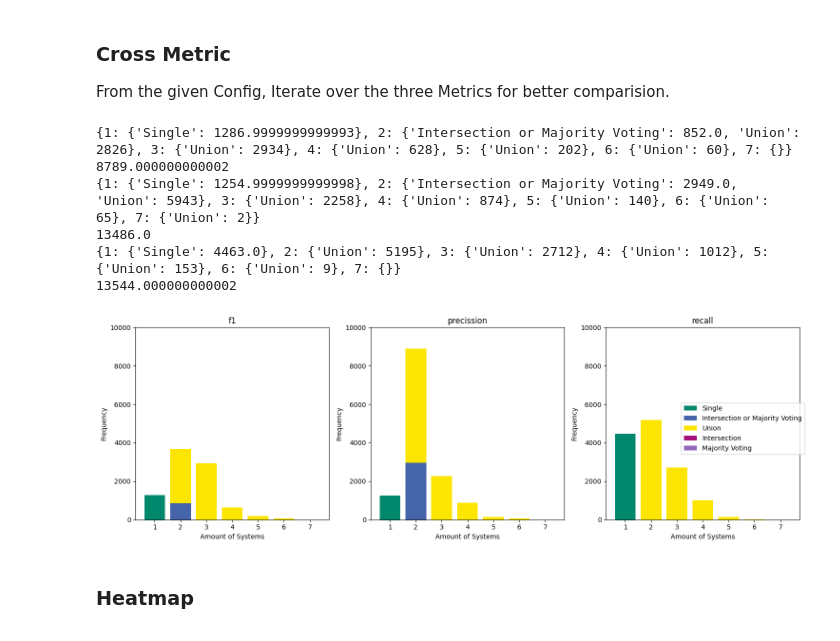
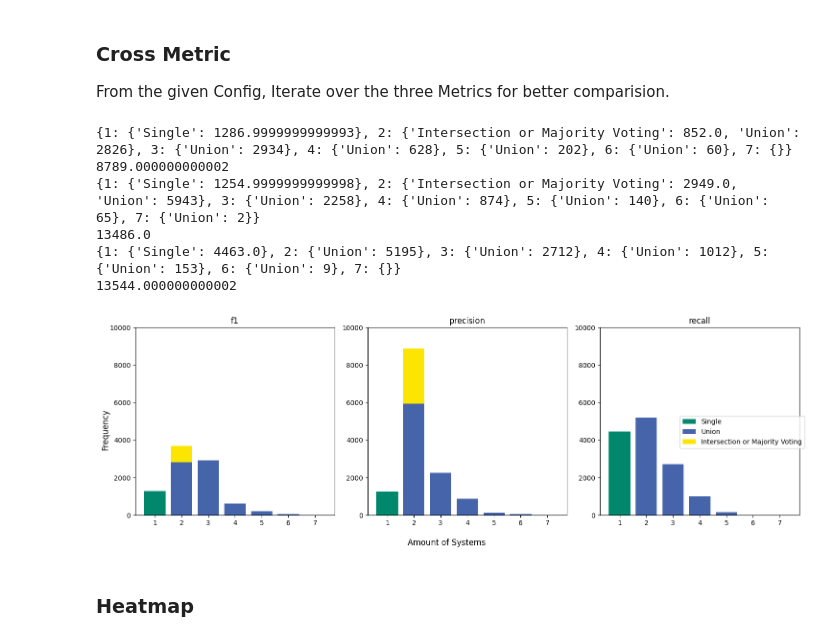
Before and after one commit to niladi/kdd-seminar-code, a Jupyter notebook: experiments.ipynb, the cells around one changed output. Saved outputs shown, nothing was run; the diff lists cells and outputs as text; code cells hidden in the pictures.

```diff
--- a/experiments.ipynb
+++ b/experiments.ipynb
@@ -273,32 +273,8 @@ from clit_recommender.data.best_graphs.io import BestGraphIO
 from clit_recommender.domain.datasets import DatasetSplitType
 
 
-# Create a list of labels for the x-axis
-labels = [
-    "Single",
-    "Intersection or Majority Voting",
-    "Union",
-    "Intersection",
-    "Majority Voting",
-]
+def get_best_graphs(config: Config):
 
-# Create a list of colors for the stacked bars
-colors = [
-    "#00876C",
-    "#4664aa",
-    "#fce500",
-    "#a3107c",
-    "#9467bd",
-    "#8c564b",
-    "#e377c2",
-    "#7f7f7f",
-    "#bcbd22",
-    "#17becf",
-]
-
-
-def get_best_graphs(config: Config, split_type: DatasetSplitType = None):
-    # TODO Datset Split Type einbaunen
     return BestGraphIO(config).load_dict()
 
 
@@ -407,15 +352,23 @@ From the given Config, Iterate over the three Metrics for better comparision.
 # %%
 from copy import deepcopy
 import matplotlib.pyplot as plt
+
+from clit_recommender.eval import plot
 
 cfg = deepcopy(_config)
 types = list(MetricType)
 fig, axs = plt.subplots(1, len(types), figsize=(15, 5))
 
+colors = plot.get_colors()
+labels = list()
+
 
 for idx, metric in enumerate(types):
     cfg.metric_type = metric
     amount = get_graph_data(cfg)
+    for l in plot.get_labels(amount):
+        if l not in labels:
+            labels.append(l)
 
     # Extract the keys and values from the 'amount' dictionary
     keys = list(amount.keys())
@@ -431,36 +384,38 @@ for idx, metric in enumerate(types):
             [v.get(labels[i], 0) for v in values],
             bottom=bottom,
             label=labels[i],
             color=colors[i],
         )
         bottom = [
             bottom[j] + [v.get(labels[i], 0) for v in values][j]
             for j in range(len(keys))
         ]
 
     axs[idx].set_ylim(0, 10000)
     # Add labels and title to the plot
-    axs[idx].set_xlabel("Amount of Systems")
-    axs[idx].set_ylabel("Frequency")
+
     axs[idx].set_title(metric.lower())
+
+fig.supxlabel("Amount of Systems")
+fig.supylabel("Frequency")
 
 # Add legend to the plot
 fig.legend(labels, loc="right")
 
 # Adjust layout
 plt.tight_layout()
 
 _exporter.plt_to_png(f"amount_of_systems_in_best_pipeline_all")
 # Show the plot
 plt.show()
 # %% [output]
 {1: {'Single': 1286.9999999999993}, 2: {'Intersection or Majority Voting': 852.0, 'Union': 2826}, 3: {'Union': 2934}, 4: {'Union': 628}, 5: {'Union': 202}, 6: {'Union': 60}, 7: {}}
 8789.000000000002
 {1: {'Single': 1254.9999999999998}, 2: {'Intersection or Majority Voting': 2949.0, 'Union': 5943}, 3: {'Union': 2258}, 4: {'Union': 874}, 5: {'Union': 140}, 6: {'Union': 65}, 7: {'Union': 2}}
 13486.0
 {1: {'Single': 4463.0}, 2: {'Union': 5195}, 3: {'Union': 2712}, 4: {'Union': 1012}, 5: {'Union': 153}, 6: {'Union': 9}, 7: {}}
 13544.000000000002
-[figure, old version]
+[figure, new version]
 # %% [markdown]
 ### Heatmap
 # %%
```
Also changed, not shown: parts of 9 cells of this notebook, 5 other files.
